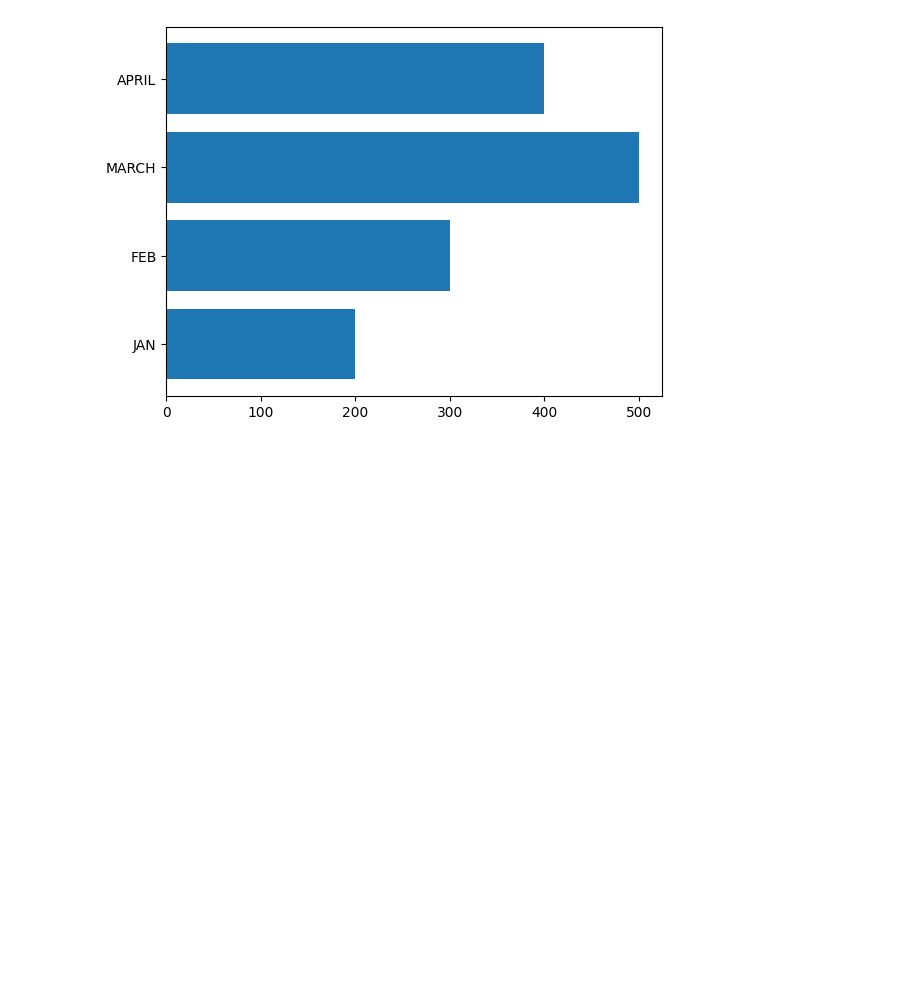
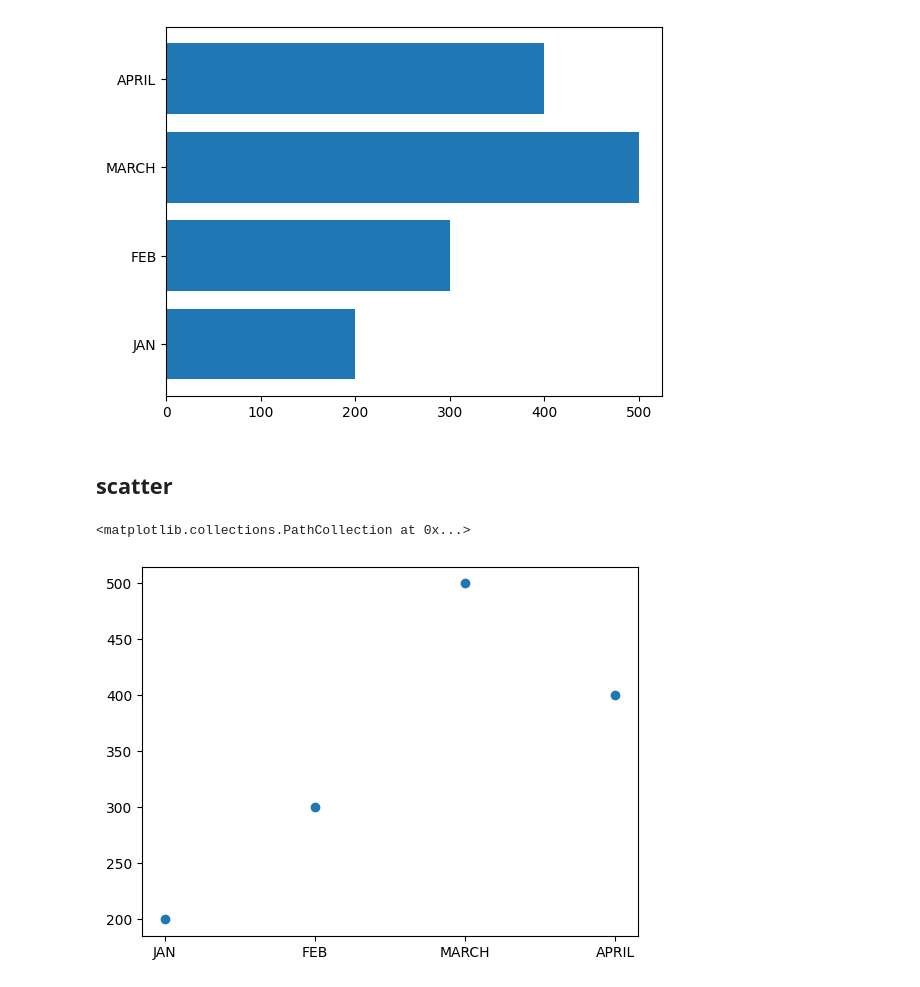
Before and after one commit to Alblooshi-Moh/Python-Project-1, a Jupyter notebook: Grap.ipynb, the cells around one changed output. Cells and saved outputs as stored; diff of their text form; code cells hidden in the pictures; blank space fills up the shorter version.

```diff
--- a/Grap.ipynb
+++ b/Grap.ipynb
@@ -34,3 +34,10 @@ plt.barh(Month , EXPE)
 # %% [output]
 <BarContainer object of 4 artists>
 [figure]
+# %% [markdown]
+## scatter
+# %%
+plt.scatter(Month , EXPE)
+# %% [output]
+<matplotlib.collections.PathCollection at 0x...>
+[figure, added]
```
Also changed, not shown: parts of 2 cells of this notebook.
